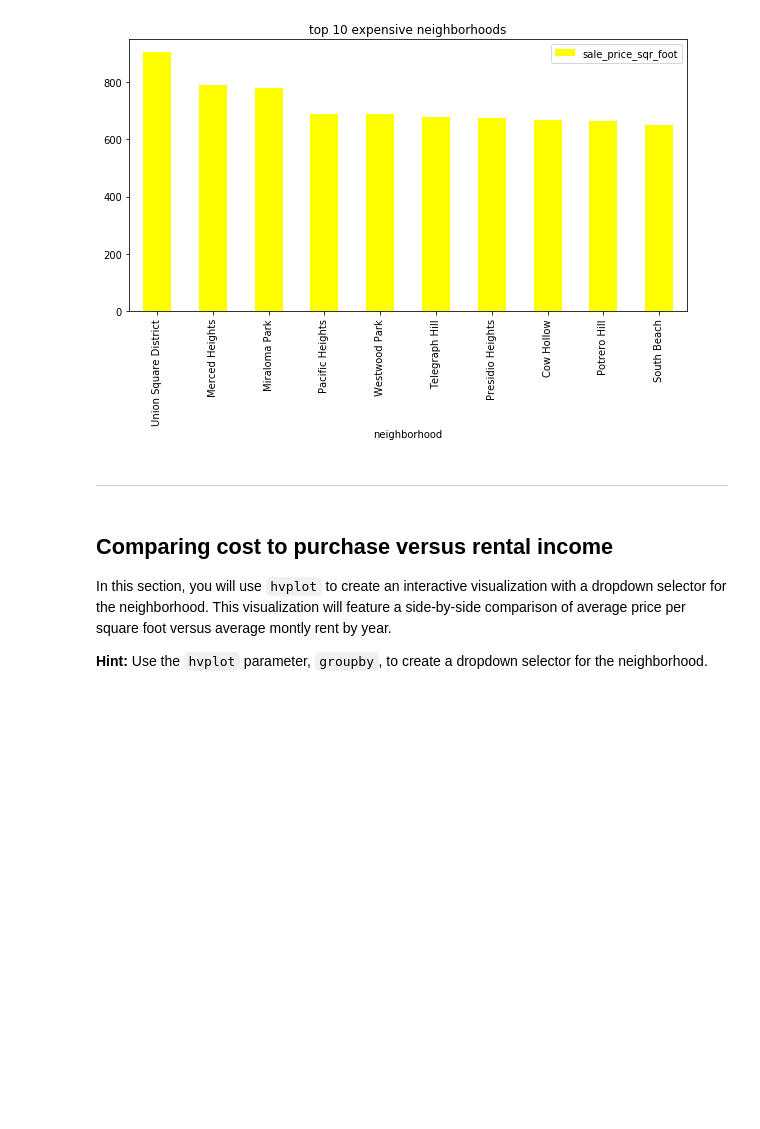
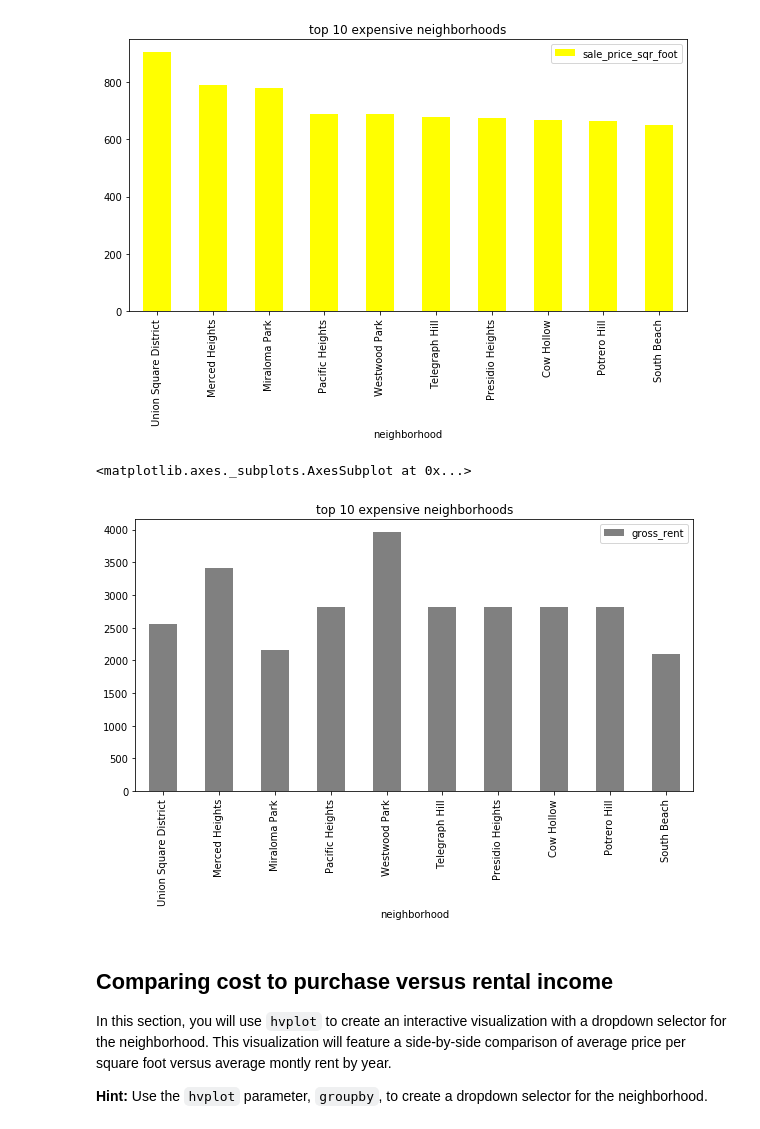
Before and after one commit to quizh001/homework-PYVIZ, a Jupyter notebook: rental_analysis.ipynb, the cells around one changed output. Drawn from its saved outputs; the diff is of its cells as text; code cells hidden in the pictures; blank space fills up the shorter version.

```diff
--- a/rental_analysis.ipynb
+++ b/rental_analysis.ipynb
@@ -226,8 +226,13 @@ top_ten.plot.bar(x = 'neighborhood', y = 'sale_price_sqr_foot', title = "top 10
 # %% [output]
 <matplotlib.axes._subplots.AxesSubplot at 0x...>
 [figure]
-# %% [markdown]
-- - -
+# %%
+# Getting the data from the top 10 expensive neighborhoods to own bt average gross rent
+sfo_apb_neighborhood_rent = sfo_data.groupby(["neighborhood"]).mean().sort_values('gross_rent',ascending=False).reset_index().round(2)
+top_ten.plot.bar(x = 'neighborhood', y = 'gross_rent', title = "top 10 expensive neighborhoods",figsize=(10,5), color = 'grey')
+# %% [output]
+<matplotlib.axes._subplots.AxesSubplot at 0x...>
+[figure, added]
 # %% [markdown]
 ## Comparing cost to purchase versus rental income
 
```
Also changed, not shown: parts of 9 cells of this notebook.
